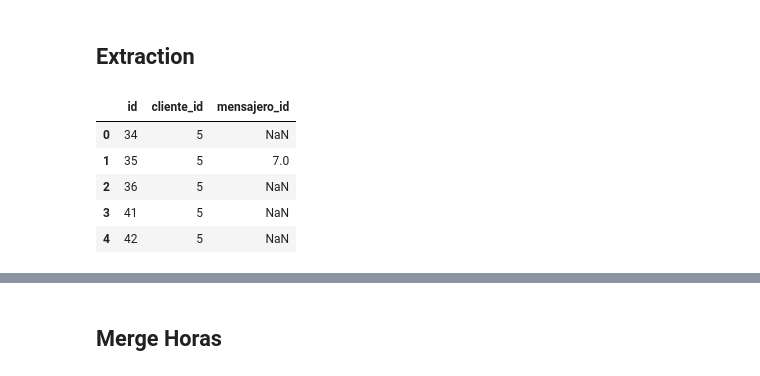
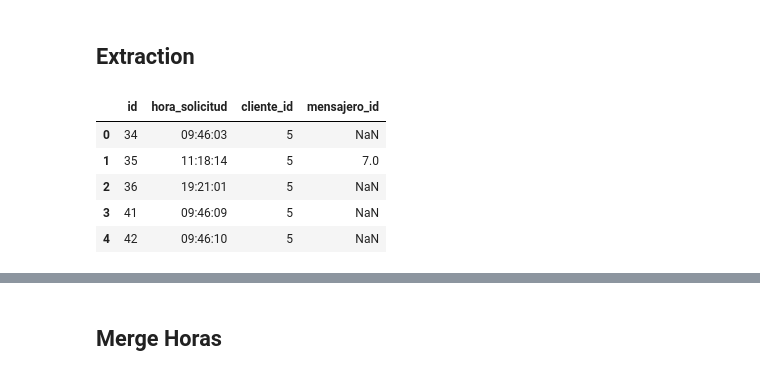
Before and after one commit to JabColV/datascience_project, a Jupyter notebook: segunda_entrega/hecho_servicio_hora.ipynb, the cells around one changed output, grey strips where cells are left out. Saved outputs shown, nothing was run; the diff lists cells and outputs as text; code cells hidden in the pictures.

```diff
--- a/segunda_entrega/hecho_servicio_hora.ipynb
+++ b/segunda_entrega/hecho_servicio_hora.ipynb
@@ -32,19 +32,19 @@ servicio = pd.read_sql_table("mensajeria_servicio",url_db)
 # %%
 servicio.drop(columns=["descripcion","nombre_solicitante","fecha_deseada","hora_deseada","nombre_recibe",
                        "telefono_recibe", "descripcion_pago","ida_y_regreso","activo","novedades","destino_id",
                        "tipo_pago_id",	"tipo_servicio_id",	"tipo_vehiculo_id",	"usuario_id",	"prioridad",
                            "ciudad_destino_id",	"ciudad_origen_id",	"hora_visto_por_mensajero",	"visto_por_mensajero",
                                	"descripcion_multiples_origenes",	"mensajero2_id",	"mensajero3_id",
                                     "multiples_origenes",	"asignar_mensajero","es_prueba",	"descripcion_cancelado",
-                                    "fecha_solicitud","hora_solicitud","origen_id"],inplace=True)
+                                    "fecha_solicitud","origen_id"],inplace=True)
 servicio.head(5)
 # %% [output]
-|  | id | cliente_id | mensajero_id |
-| 0 | 34 | 5 | NaN |
-| 1 | 35 | 5 | 7.0 |
-| 2 | 36 | 5 | NaN |
-| 3 | 41 | 5 | NaN |
-| 4 | 42 | 5 | NaN |
+|  | id | hora_solicitud | cliente_id | mensajero_id |
+| 0 | 34 | 09:46:03 | 5 | NaN |
+| 1 | 35 | 11:18:14 | 5 | 7.0 |
+| 2 | 36 | 19:21:01 | 5 | NaN |
+| 3 | 41 | 09:46:09 | 5 | NaN |
+| 4 | 42 | 09:46:10 | 5 | NaN |
 # %%
 hora.head(5)
 # %% [output]
```
Also changed, not shown: parts of 15 cells of this notebook.
